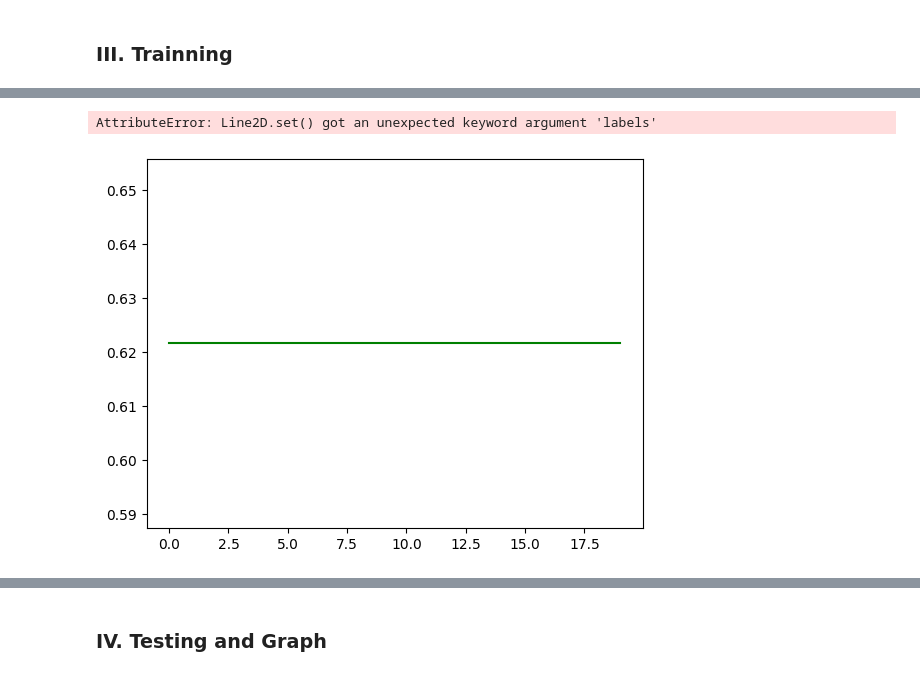
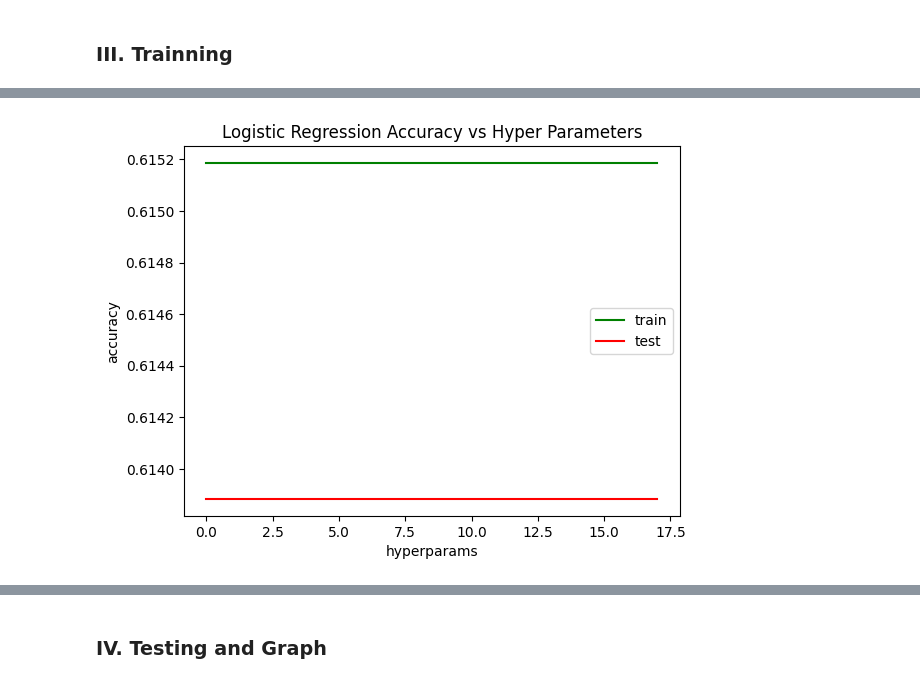
Before and after one commit to minhngo3818/cs178-diabetes-project, a Jupyter notebook: main.ipynb, the cells around one changed output, grey strips where cells are left out. Drawn from its saved outputs; the diff is of its cells as text; code cells hidden in the pictures.

Commit message:
kNN and lr code, add visualization in cleaner_2

```diff
--- a/main.ipynb
+++ b/main.ipynb
@@ -230,6 +200,6 @@ plt.show()
 # %%
 # Select k = 50 for best fit for kNN models
-kNN = KNeighborsClassifier(40)
+kNN = KNeighborsClassifier(25)
 kNN.fit(X_train, y_train)
 kNN_y_train_pred = kNN.predict(X_train)
 kNN_y_test_pred = kNN.predict(X_test)
@@ -331,7 +301,7 @@ weighted avg       0.80      0.60      0.67     14087
 # %%
 # Logistic Regression
 # Initial training
-lr = LogisticRegression(penalty = 'l1',solver = 'liblinear', fit_intercept = True, random_state=seed)
+lr = LogisticRegression(penalty = 'l1',solver = 'saga', fit_intercept = True, random_state=seed)
 lr.fit(X_train, y_train)
 
 print("------Logistic Regression------")
@@ -419,27 +339,50 @@ for hyperparameter_dict in hyperparameter_dicts:
+# %%
+# Generate hyperparams set
+hyperparameter_dicts = [
+    {'penalty': 'l1', 'random_state': seed, 'C': 1, 'solver': 'liblinear', 'class_weight': 'balanced', 'max_iter': 100},
+    {'penalty': 'l1', 'random_state': seed, 'C': 0.1, 'solver': 'liblinear', 'class_weight': 'balanced', 'max_iter': 100},
+    {'penalty': 'l1', 'random_state': seed, 'C': 0.01, 'solver': 'liblinear', 'class_weight': 'balanced', 'max_iter': 100},
+    {'penalty': 'l1', 'random_state': seed, 'C': 1, 'solver': 'liblinear', 'class_weight': 'balanced', 'max_iter': 150},
+    {'penalty': 'l1', 'random_state': seed, 'C': 0.1, 'solver': 'liblinear', 'class_weight': 'balanced', 'max_iter': 150},
+    {'penalty': 'l1', 'random_state': seed, 'C': 0.01, 'solver': 'liblinear', 'class_weight': 'balanced', 'max_iter': 150},
+    {'penalty': 'l1', 'random_state': seed, 'C': 1, 'solver': 'saga', 'class_weight': 'balanced', 'max_iter': 100},
+    {'penalty': 'l1', 'random_state': seed, 'C': 0.1, 'solver': 'saga', 'class_weight': 'balanced', 'max_iter': 100},
+    {'penalty': 'l1', 'random_state': seed, 'C': 0.01, 'solver': 'saga', 'class_weight': 'balanced', 'max_iter': 100},
+    {'penalty': 'l1', 'random_state': seed, 'C': 1, 'solver': 'saga', 'class_weight': 'balanced', 'max_iter': 150},
+    {'penalty': 'l1', 'random_state': seed, 'C': 0.1, 'solver': 'saga', 'class_weight': 'balanced', 'max_iter': 150},
+    {'penalty': 'l1', 'random_state': seed, 'C': 0.01, 'solver': 'saga', 'class_weight': 'balanced', 'max_iter': 150},
+    {'penalty': 'l2', 'random_state': seed, 'C': 1, 'solver': 'lbfgs', 'class_weight': 'balanced', 'max_iter': 100},
+    {'penalty': 'l2', 'random_state': seed, 'C': 0.1, 'solver': 'lbfgs', 'class_weight': 'balanced', 'max_iter': 100},
+    {'penalty': 'l2', 'random_state': seed, 'C': 0.01, 'solver': 'lbfgs', 'class_weight': 'balanced', 'max_iter': 100},
+    {'penalty': 'l2', 'random_state': seed, 'C': 1, 'solver': 'lbfgs', 'class_weight': 'balanced', 'max_iter': 150},
+    {'penalty': 'l2', 'random_state': seed, 'C': 0.1, 'solver': 'lbfgs', 'class_weight': 'balanced', 'max_iter': 150},
+    {'penalty': 'l2', 'random_state': seed, 'C': 0.01, 'solver': 'lbfgs', 'class_weight': 'balanced', 'max_iter': 150},
+    ]
 # %%
 # Train model for each set of hyperparams
-lr_acc_train = []
-lr_acc_test = []
+lr_train_acc = []
+lr_test_acc = []
 
 for hp_set in hyperparameter_dicts:
-  lr = LogisticRegression(**hp_set)
+  lr = LogisticRegression(penalty=hp_set['penalty'], random_state=hp_set['random_state'],
+                          C=hp_set['C'], solver=hp_set['solver'], class_weight=hp_set['class_weight'],
+                          max_iter=hp_set['max_iter'])
   lr.fit(X_train, y_train)
   train_pred = lr.predict(X_train)
   test_pred = lr.predict(X_test)
 
-  lr_acc_train.append(accuracy_score(y_train, lr_train_pred))
-  lr_acc_test.append(accuracy_score(y_test, lr_test_pred))
+  lr_train_acc.append(accuracy_score(y_train, lr_train_pred))
+  lr_test_acc.append(accuracy_score(y_test, lr_test_pred))
 # %%
-plt.plot(lr_acc_train, color="green", label="train")
-plt.plot(lr_acc_test, color="red", label="test")
+plt.plot(lr_train_acc, color="green", label="train")
+plt.plot(lr_test_acc, color="red", label="test")
 plt.xlabel("hyperparams")
 plt.ylabel("accuracy")
 plt.title("Logistic Regression Accuracy vs Hyper Parameters")
 plt.legend()
 plt.show()
 # %% [output]
-AttributeError: Line2D.set() got an unexpected keyword argument 'labels'
-[figure, old version]
+[figure, new version]
 # %%
 #neural network
 torch.manual_seed(12345)
```
Also changed, not shown: parts of 13 cells of this notebook, 1 other file.
